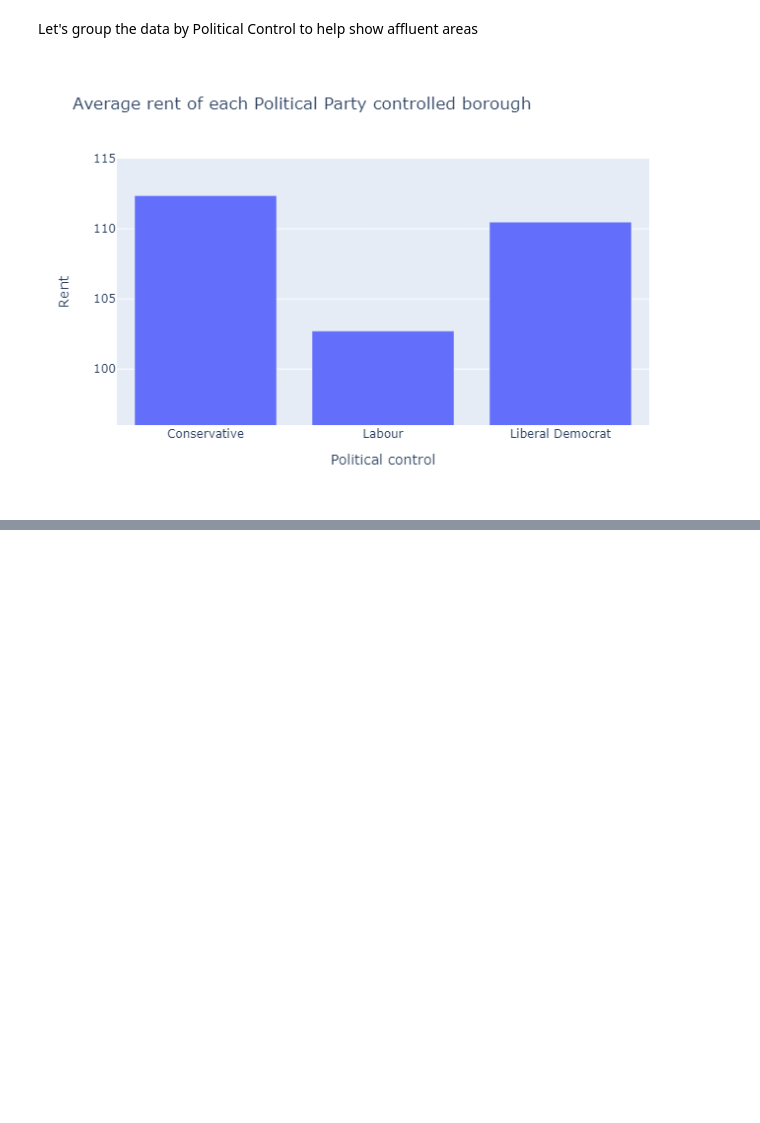
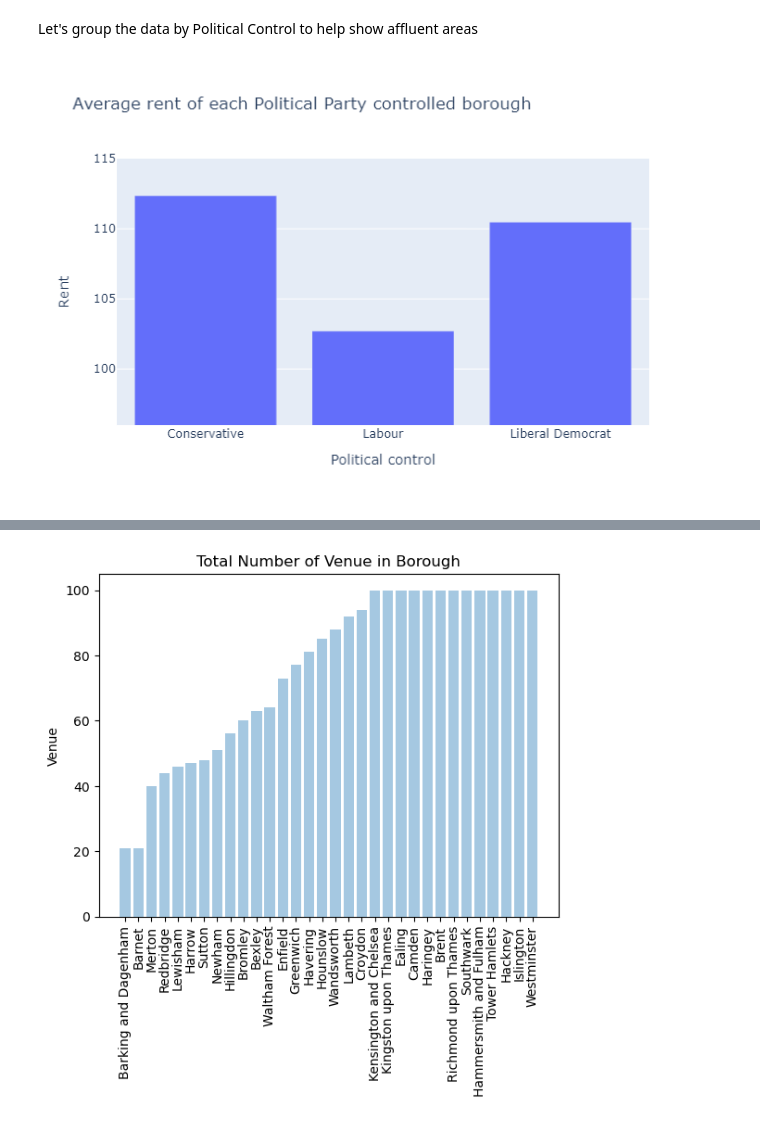
Before and after one commit to mattspooner1/Coursera_Capstone, a Jupyter notebook: London_venue_project.ipynb, the cells around one changed output, grey strips where cells are left out. Saved outputs shown, nothing was run; the diff lists cells and outputs as text; code cells hidden in the pictures; blank space fills up the shorter version.

```diff
--- a/London_venue_project.ipynb
+++ b/London_venue_project.ipynb
@@ -64,0 +148,2 @@ As expected, Conservative controlled areas are typically more affluent leading t
+# %%
+results = requests.get(url).json()
@@ -64,0 +164,16 @@ As expected, Conservative controlled areas are typically more affluent leading t
+# %%
+venues = results['response']['groups'][0]['items']
+
+nearby_venues = json_normalize(venues) # flatten JSON
+
+# filter columns
+filtered_columns = ['venue.name', 'venue.categories', 'venue.location.lat', 'venue.location.lng']
+nearby_venues =nearby_venues.loc[:, filtered_columns]
+
+# filter the category for each row
+nearby_venues['venue.categories'] = nearby_venues.apply(get_category_type, axis=1)
+
+# clean columns
+nearby_venues.columns = [col.split(".")[-1] for col in nearby_venues.columns]
+
+nearby_venues.head()
@@ -64,0 +238,5 @@ As expected, Conservative controlled areas are typically more affluent leading t
+# %%
+london_venues = getNearbyVenues(names=london_data['Borough'],
+                                   latitudes=london_data['Latitude'],
+                                   longitudes=london_data['Longitude']
+                                  )
@@ -64,0 +274,6 @@ As expected, Conservative controlled areas are typically more affluent leading t
+# %%
+summary = london_venues.groupby('Borough').count().reset_index()
+summary['Count'] = summary['Venue']
+summary = summary.drop(['Borough Latitude', 'Borough Longitude', 'Venue', 'Venue Latitude', 'Venue Longitude','Venue Category'], axis=1)
+summary = summary.sort_values('Count').reset_index(drop=True)
+summary.head(31)
@@ -64,0 +298,18 @@ As expected, Conservative controlled areas are typically more affluent leading t
+# %%
+import matplotlib.pyplot as plt; plt.rcdefaults()
+import numpy as np
+import matplotlib.pyplot as plt
+
+objects = summary.Borough
+y_pos = np.arange(len(objects))
+performance = summary.Count
+
+plt.bar(y_pos, performance, align='center', alpha=0.4)
+plt.xticks(y_pos, objects)
+plt.ylabel('Venue')
+plt.title('Total Number of Venue in Borough')
+plt.xticks(rotation=90)
+
+plt.show()
+# %% [output]
+[figure, added]
```
Also changed, not shown: parts of 63 cells of this notebook.
